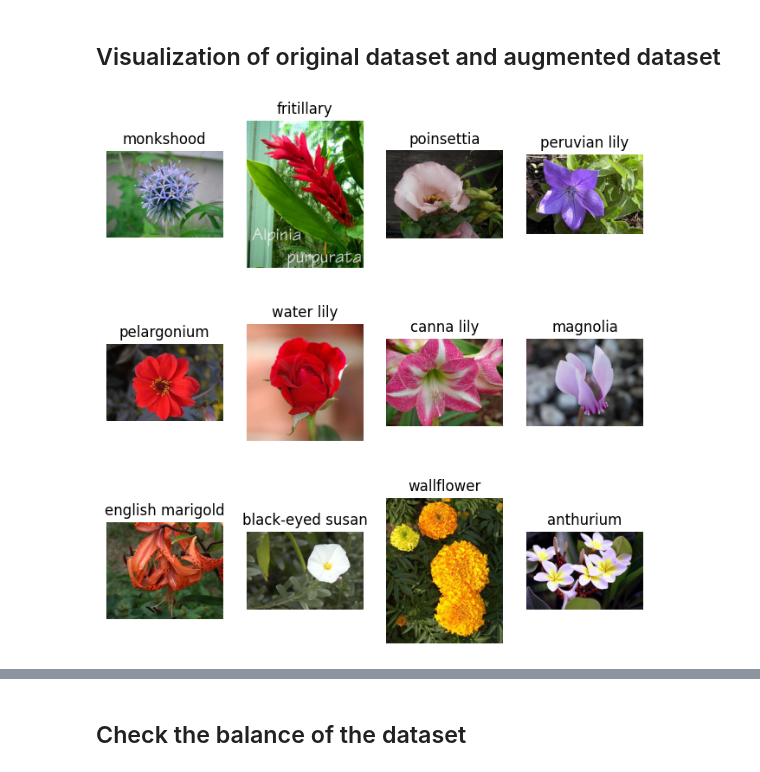
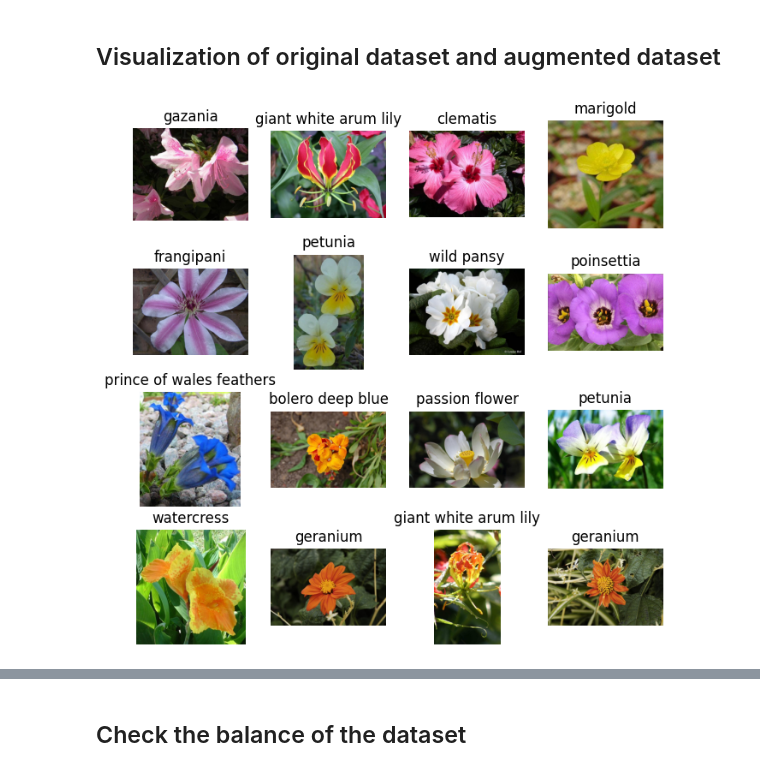
Before and after one commit to MengYan0901/DL_Homework, a Jupyter notebook: data_analysis/data_analysis.ipynb, the cells around one changed output, grey strips where cells are left out. Cells and saved outputs as stored; diff of their text form; code cells hidden in the pictures.

Commit message:
Add data preparation

```diff
--- a/data_analysis/data_analysis.ipynb
+++ b/data_analysis/data_analysis.ipynb
@@ -26,11 +44,13 @@ def flowers102_transform():
 # %%
 root_data_path = '/content/'
 
-transform, target_transform = flowers102_transform()
+transform, target_transform = flowers102_transform_v2()
 
 train_dataset = Flowers102(root=root_data_path, split='train',
-                                   transform=None, target_transform=target_transform, download=True)
+                                   transform=transform, target_transform=target_transform, download=True)
 
 val_dataset = Flowers102(root=root_data_path, split='val',
-                            transform=None, download=False)
-# https://pytorch.org/tutorials/intermediate/tensorboard_tutorial.html
+                            transform=transform, download=False)
+
+original_dataset = Flowers102(root=root_data_path, split='train',
+                                   transform=v2.ToTensor(), target_transform=target_transform, download=True)
@@ -56,7 +93,7 @@ transforms_v2 = v2.Compose([
 # %%
 def visualize_data(data_type='original'):
     # Calculate the number of rows and columns for the grid
-    num_images = 12
+    num_images = 16
     cols = 4
     rows = (num_images + cols - 1) // cols
 
@@ -64,25 +101,27 @@ def visualize_data(data_type='original'):
     figure = plt.figure(figsize=(8, 8))
 
     for i in range(1, num_images + 1):
-        sample_idx = torch.randint(len(train_dataset), size=(1,)).item()
-        img, label = train_dataset[sample_idx]
+
+        if data_type == 'original':
+            sample_idx = torch.randint(len(original_dataset), size=(1,)).item()
+            img, label = original_dataset[sample_idx]
+        else:
+            sample_idx = torch.randint(len(train_dataset), size=(1,)).item()
+            img, label = train_dataset[sample_idx]
         # print(img)
         if str(label) in label_names:
             figure.add_subplot(rows, cols, i)
             plt.title(label_names[str(label)])
             plt.axis("off")
-            # print(img.shape)
-            if data_type=='original':
-                plt.imshow(img)
-                plt.savefig(f"{num_images}_sample_images_original.png")
-            else:
-                plt.imshow(transforms_v2(img).permute(1, 2, 0))
-                plt.savefig(f"{num_images}_sample_images_augmentated.png")
+
+            plt.imshow(img.permute(1, 2, 0))
+
+    plt.savefig(f"{num_images}_sample_images_{data_type}.png")
 # %%
 # show original dataset
-visualize_data()
+visualize_data('original')
 # %% [output]
-[figure, old version]
+[figure, new version]
 # %%
 # show augmented dataset
 visualize_data('augmentated')
```
Also changed, not shown: parts of 29 cells of this notebook, 7 other files.
